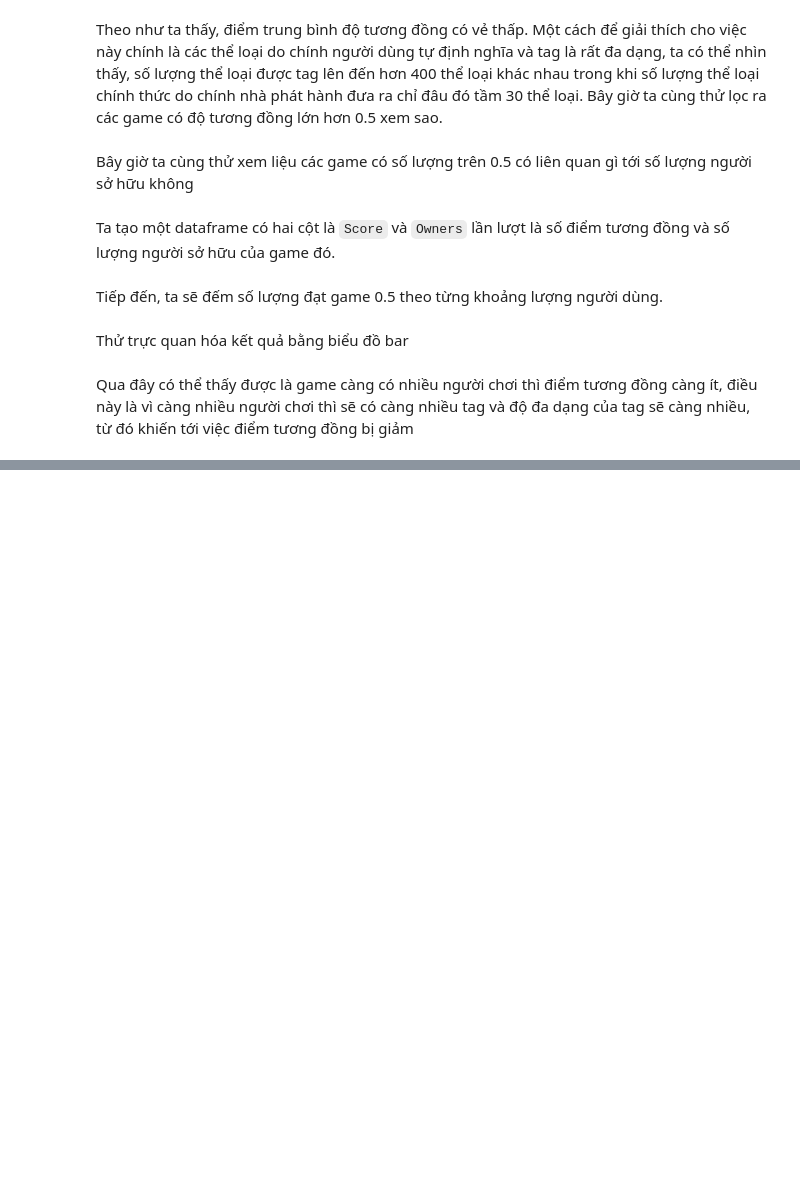
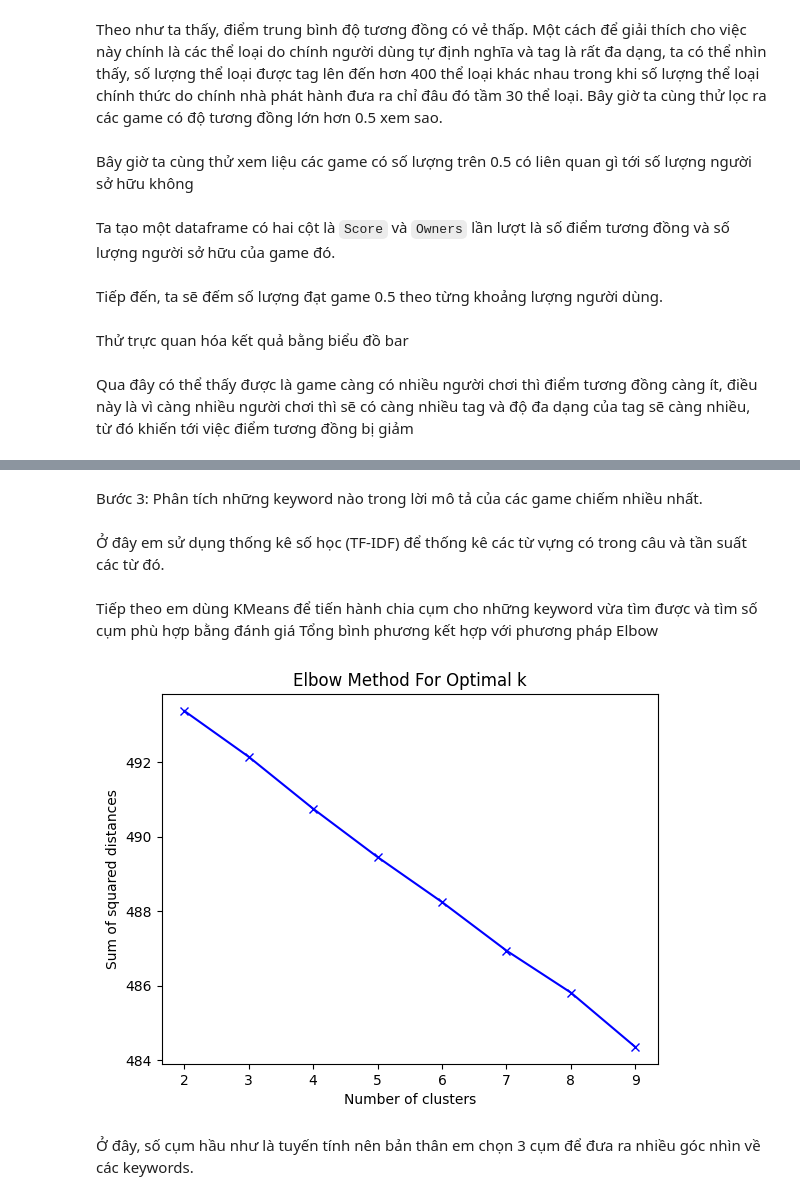
Before and after one commit to Phlinh29102/GR09-LTKHDL, a Jupyter notebook: source.ipynb, the cells around one changed output, grey strips where cells are left out. Saved outputs shown, nothing was run; the diff lists cells and outputs as text; code cells hidden in the pictures; blank space fills up the shorter version.

```diff
--- a/source.ipynb
+++ b/source.ipynb
@@ -370,0 +427,4 @@ Qua đây có thể thấy được là game càng có nhiều người chơi th
+# %%
+col = ['Genre', 'Categories', 'Short Description']
+option = ['200,000,000 .. 500,000,000', '50,000,000 .. 100,000,000', '20,000,000 .. 50,000,000', '10,000,000 .. 20,000,000', '5,000,000 .. 10,000,000', '2,000,000 .. 5,000,000']
+df = steam_df[col][steam_df.Owners.isin(option)].copy()
@@ -370,0 +483,31 @@ Qua đây có thể thấy được là game càng có nhiều người chơi th
+# %% [markdown]
+Bước 3: Phân tích những keyword nào trong lời mô tả của các game chiếm nhiều nhất.
+# %% [markdown]
+Ở đây em sử dụng thống kê số học (TF-IDF) để thống kê các từ vựng có trong câu và tần suất các từ đó.
+# %%
+from sklearn.feature_extraction.text import TfidfVectorizer
+vectorizer = TfidfVectorizer(stop_words='english', ngram_range=(1,2))
+
+X = vectorizer.fit_transform(df['Short Description'])
+k = pd.DataFrame(X.toarray(), columns=vectorizer.get_feature_names())
+# %% [markdown]
+Tiếp theo em dùng KMeans để tiến hành chia cụm cho những keyword vừa tìm được và tìm số cụm phù hợp bằng đánh giá Tổng bình phương kết hợp với phương pháp Elbow
+# %%
+from sklearn.cluster import KMeans
+sum_of_squared_distances = []
+# Kmeans clustering
+K = range(2,10)
+for k in K:
+    km = KMeans(n_clusters=k, max_iter=600, n_init=10)
+    km.fit(X)
+    sum_of_squared_distances.append(km.inertia_)
+# %%
+plt.plot(K, sum_of_squared_distances, 'bx-')
+plt.xlabel('Number of clusters')
+plt.ylabel('Sum of squared distances')
+plt.title('Elbow Method For Optimal k')
+plt.show()
+# %% [output]
+[figure, added]
+# %% [markdown]
+Ở đây, số cụm hầu như là tuyến tính nên bản thân em chọn 3 cụm để đưa ra nhiều góc nhìn về các keywords.
```
Also changed, not shown: parts of 18 cells of this notebook.
